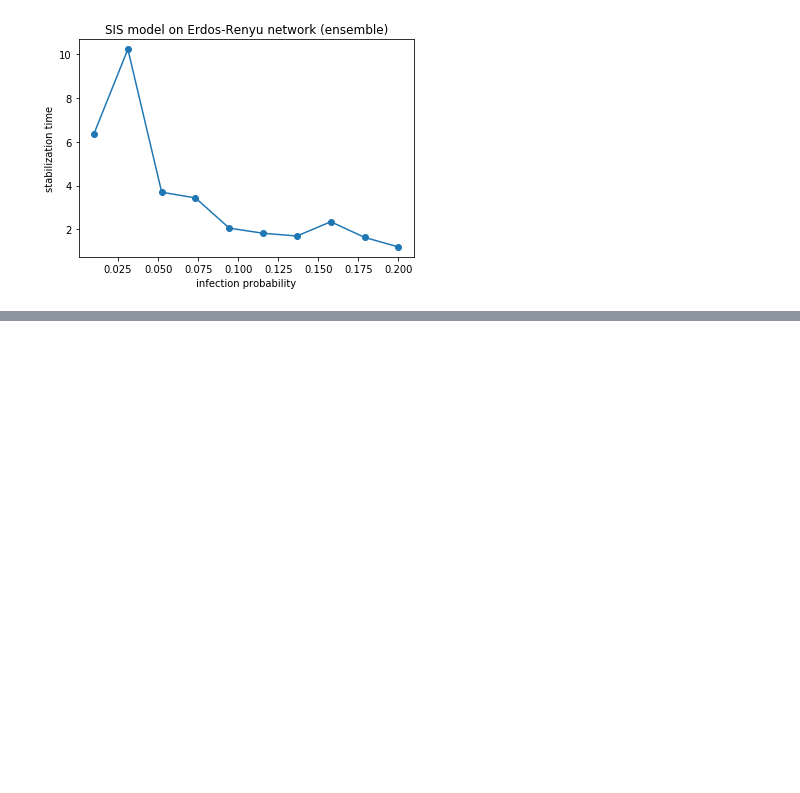
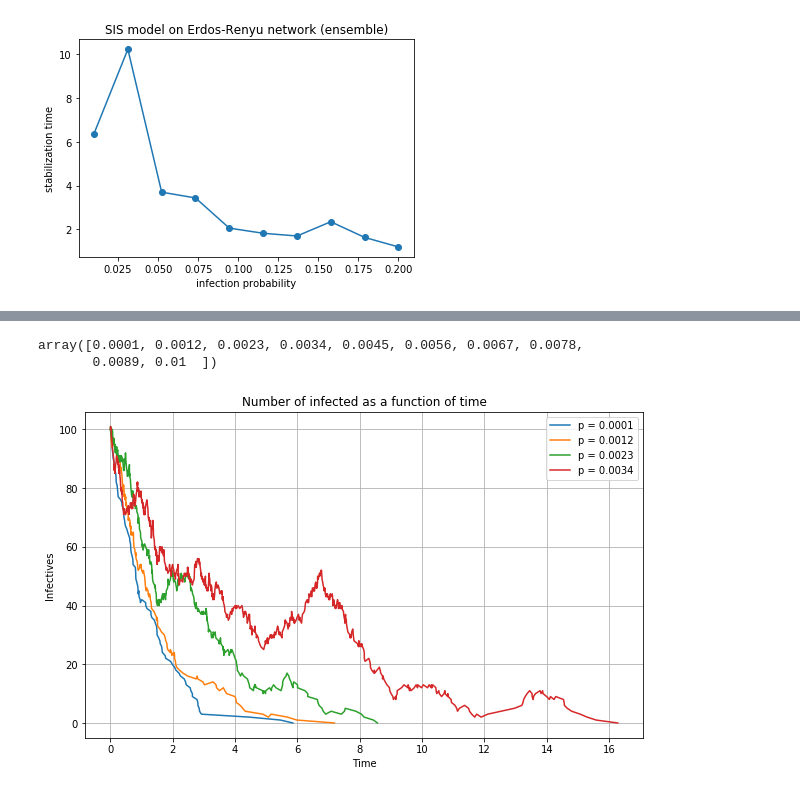
Before and after one commit to tsyrendylykova/multilayerNetwork, a Jupyter notebook: SISModel.ipynb, the cells around one changed output, grey strips where cells are left out. Drawn from its saved outputs; the diff is of its cells as text; code cells hidden in the pictures; blank space fills up the shorter version.

```diff
--- a/SISModel.ipynb
+++ b/SISModel.ipynb
@@ -306,0 +399,34 @@ Text(0.5,1,'SIS model on Erdos-Renyu network (ensemble)')
+# %%
+tau_arr = np.linspace(0.0001, 0.01, 10)
+tau_arr
+# %% [output]
+array([0.0001, 0.0012, 0.0023, 0.0034, 0.0045, 0.0056, 0.0067, 0.0078,
+       0.0089, 0.01  ])
+# %%
+initial_size = 100
+gamma = 1.
+tau = 0.004
+I_arr, t_arr = [], []
+for tau in (tau_arr):
+    t, S, I = Gillespie_SIS(G, tau, gamma, tmax = 20,
+                        initial_infecteds = range(initial_size))
+    I_arr.append(I)
+    t_arr.append(t)
+# %%
+fig, ax = plt.subplots(figsize=(10, 6))
+ax.plot(t_arr[0], I_arr[0], label='p = 0.0001')
+
+ax.plot(t_arr[1], I_arr[1], label='p = 0.0012')
+
+ax.plot(t_arr[2], I_arr[2], label='p = 0.0023')
+
+ax.plot(t_arr[3], I_arr[3], label='p = 0.0034')
+
+ax.legend(loc='upper right')
+ax.grid(True)
+ax.set_title('Number of infected as a function of time')
+ax.set_xlabel('Time')
+ax.set_ylabel('Infectives')
+plt.show()
+# %% [output]
+[figure, added]
```
Also changed, not shown: parts of 11 cells of this notebook.
